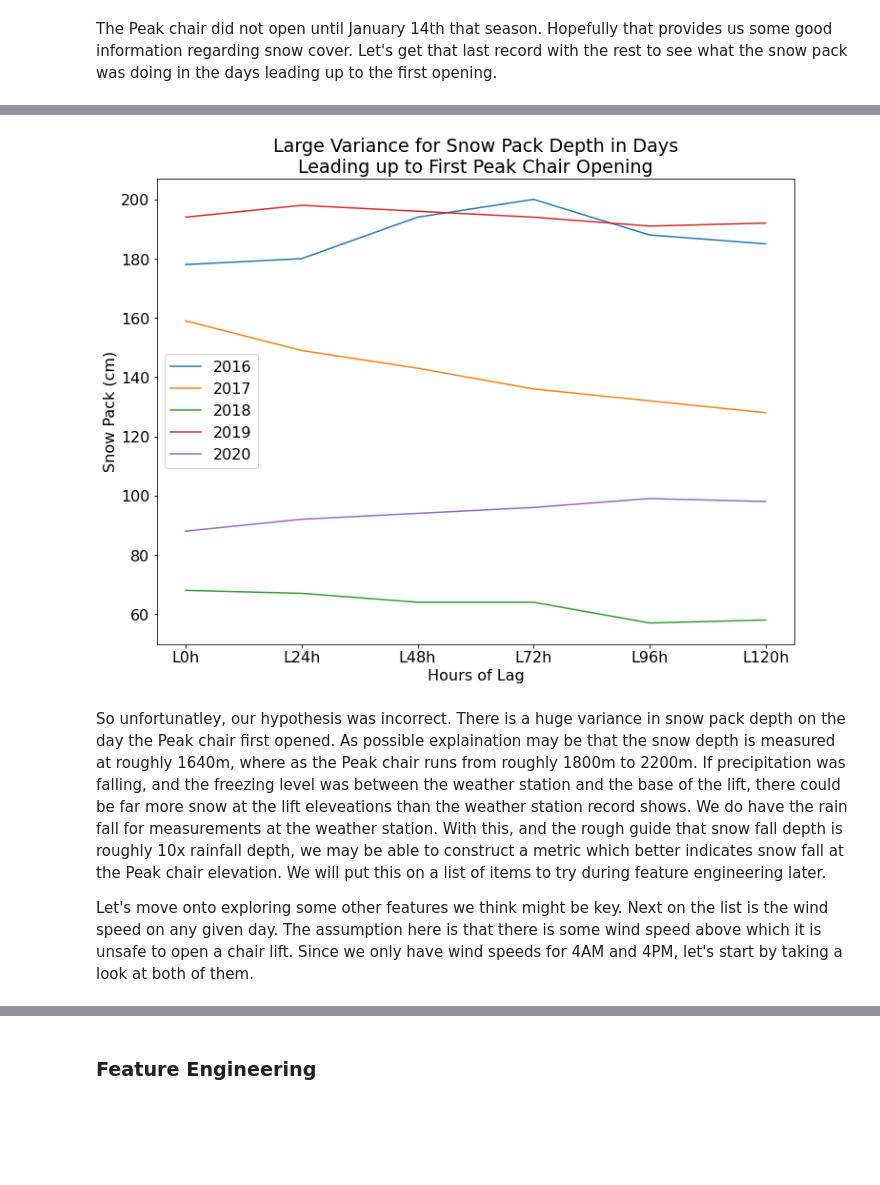
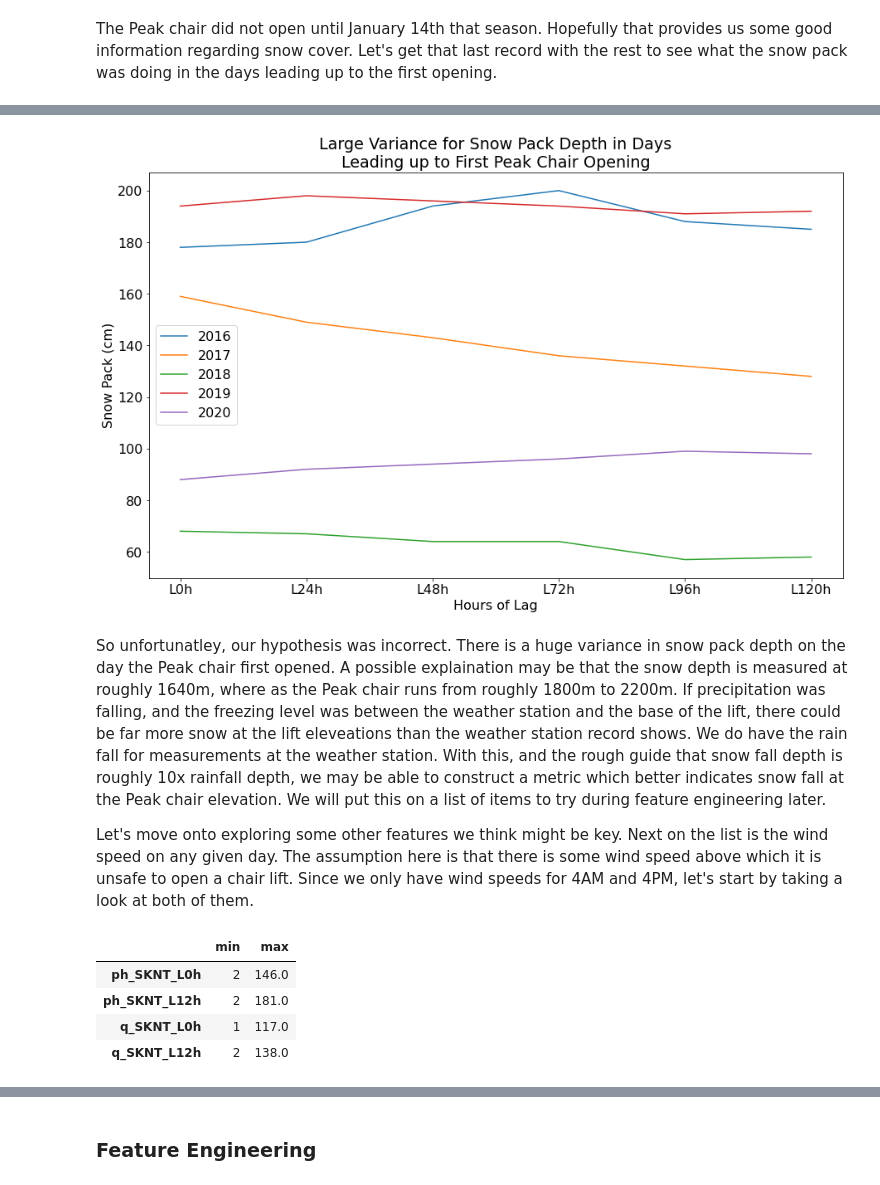
Before and after one commit to wjmatthews/wb_lift_openings, a Jupyter notebook: EDAAndModellingPartI.ipynb, the cells around one changed output, grey strips where cells are left out. Saved outputs shown, nothing was run; the diff lists cells and outputs as text; code cells hidden in the pictures; blank space fills up the shorter version.

Commit message:
Added Opening vs. Windspeed graph, corrected errors in model_template_df building, changed windspeed to km/hr, did baseline modelling

```diff
--- a/EDAAndModellingPartI.ipynb
+++ b/EDAAndModellingPartI.ipynb
@@ -552,12 +558,8 @@ Becuase we are not going to be doing a traditional time series analysis, we are
-# %%
-# move the date out of the index
-model_template_df.reset_index(inplace = True)
-
-# rename the column to be Date
-model_template_df.rename(columns = {'index' = 'Date'})
-
-# change it to a datetime object
-model_telmplate_df['Date'] = pd.to_datetime(model_template_df['Date'])
+# %%
+# change all wind speed columns to km/hr from knots per hour 1.852 conversion
+for col in model_template_df.columns:
+    if col.find('SKNT') != -1:
+        model_template_df[col] = model_template_df[col].apply(lambda knots: knots*1.852)
 # %% [markdown]
 We have now completed our model template.  The plan from here is to plug one chair of data into the PowDay columns, drop records containing NaN, and start getting a look at some correlations.
 # %% [markdown]
@@ -629,0 +650,10 @@ peak_df[cols]
+# %%
+# pull date out and then rename the column
+peak_df.reset_index(inplace = True)
+peak_df.rename(columns = {'index': 'Date'}, inplace = True)
+
+# get into date time
+peak_df['Date'] = pd.to_datetime(peak_df['Date'])
+
+# check it has worked
+peak_df
@@ -657,9 +701,3 @@ peak_df.isna().any(axis = 1).sum()
 0
 # %% [markdown]
 We are going to start by exploring the Total Snow on Ground feature.  Our expectations is that we will find some minimum value below which the Peak chair will never open.  Our hope is that the range of values over which this happens each season is relatively small.  In order to do this, we will look for the first day in each season that the Peak chair opens, and note the depth of the base in the days leading up to that day.  Once a chair lift has opened, in our expericence, it has never closed due to a lack of snow base.
-# %%
-season_year = 2017
-
-peak_df[(peak_df['Date'].apply(lambda d: d.year) == season_year) &
-                                       (peak_df['Date'] > datetime(season_year, 11, 1)) &
-                                       (peak_df['pow_day_status_L0h'] == 1)].head(1)
@@ -749,20 +783,40 @@ opening_days_df = opening_days_df[snow_base_cols].sort_index()
 plt.rcParams['font.size'] = '16'
 # %%
 # plot the data
-fig, ax = plt.subplots(figsize = (12,9))
+fig, ax = plt.subplots(figsize = (15,9))
 plt.plot(opening_days_df.T, label = ['2016', '2017', '2018', '2019', '2020'])
 
 plt.title('Large Variance for Snow Pack Depth in Days\nLeading up to First Peak Chair Opening')
 plt.xlabel('Hours of Lag')
 ax.set_xticklabels(['L0h', 'L24h', 'L48h', 'L72h', 'L96h', 'L120h'])
 plt.ylabel('Snow Pack (cm)')
 
 plt.legend()
 
+plt.savefig('SnowPackDepth.png', dpi=192)
+
 plt.show()
 # %% [output]
-[figure, old version]
+[figure, new version]
 # %% [markdown]
-So unfortunatley, our hypothesis was incorrect.  There is a huge variance in snow pack depth on the day the Peak chair first opened.  As possible explaination may be that the snow depth is measured at roughly 1640m, where as the Peak chair runs from roughly 1800m to 2200m.  If precipitation was falling, and the freezing level was between the weather station and the base of the lift, there could be far more snow at the lift eleveations than the weather station record shows.  We do have the rain fall for measurements at the weather station.  With this, and the rough guide that snow fall depth is roughly 10x rainfall depth, we may be able to construct a metric which better indicates snow fall at the Peak chair elevation.  We will put this on a list of items to try during feature engineering later.
+So unfortunatley, our hypothesis was incorrect.  There is a huge variance in snow pack depth on the day the Peak chair first opened.  A possible explaination may be that the snow depth is measured at roughly 1640m, where as the Peak chair runs from roughly 1800m to 2200m.  If precipitation was falling, and the freezing level was between the weather station and the base of the lift, there could be far more snow at the lift eleveations than the weather station record shows.  We do have the rain fall for measurements at the weather station.  With this, and the rough guide that snow fall depth is roughly 10x rainfall depth, we may be able to construct a metric which better indicates snow fall at the Peak chair elevation.  We will put this on a list of items to try during feature engineering later.
 
 Let's move onto exploring some other features we think might be key.  Next on the list is the wind speed on any given day.  The assumption here is that there is some wind speed above which it is unsafe to open a chair lift.  Since we only have wind speeds for 4AM and 4PM, let's start by taking a look at both of them.
+# %%
+# get the min and max wind speeds monring and night from both stations
+min_max_wind_speeds = peak_df[['ph_SKNT_L0h', 'ph_SKNT_L12h', 'q_SKNT_L0h', 'q_SKNT_L12h']].agg(['min', 'max']).T
+
+# round min speeds down
+min_max_wind_speeds['min'] = min_max_wind_speeds['min'].apply(lambda n: int(n))
+
+# round max speeds up
+min_max_wind_speeds['max'] = np.ceil(min_max_wind_speeds['max'])
+
+# check it worked
+min_max_wind_speeds
+# %% [output]
+|  | min | max |
+| ph_SKNT_L0h | 2 | 146.0 |
+| ph_SKNT_L12h | 2 | 181.0 |
+| q_SKNT_L0h | 1 | 117.0 |
+| q_SKNT_L12h | 2 | 138.0 |
```
Also changed, not shown: parts of 22 cells of this notebook.
